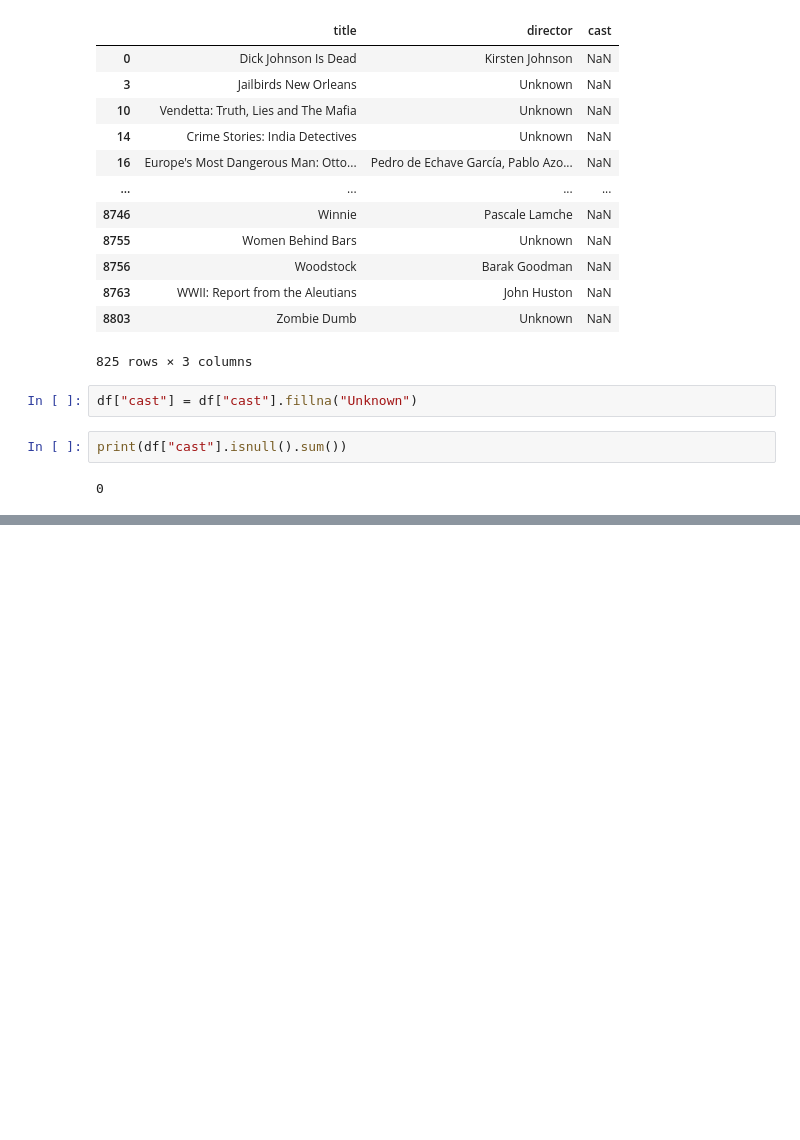
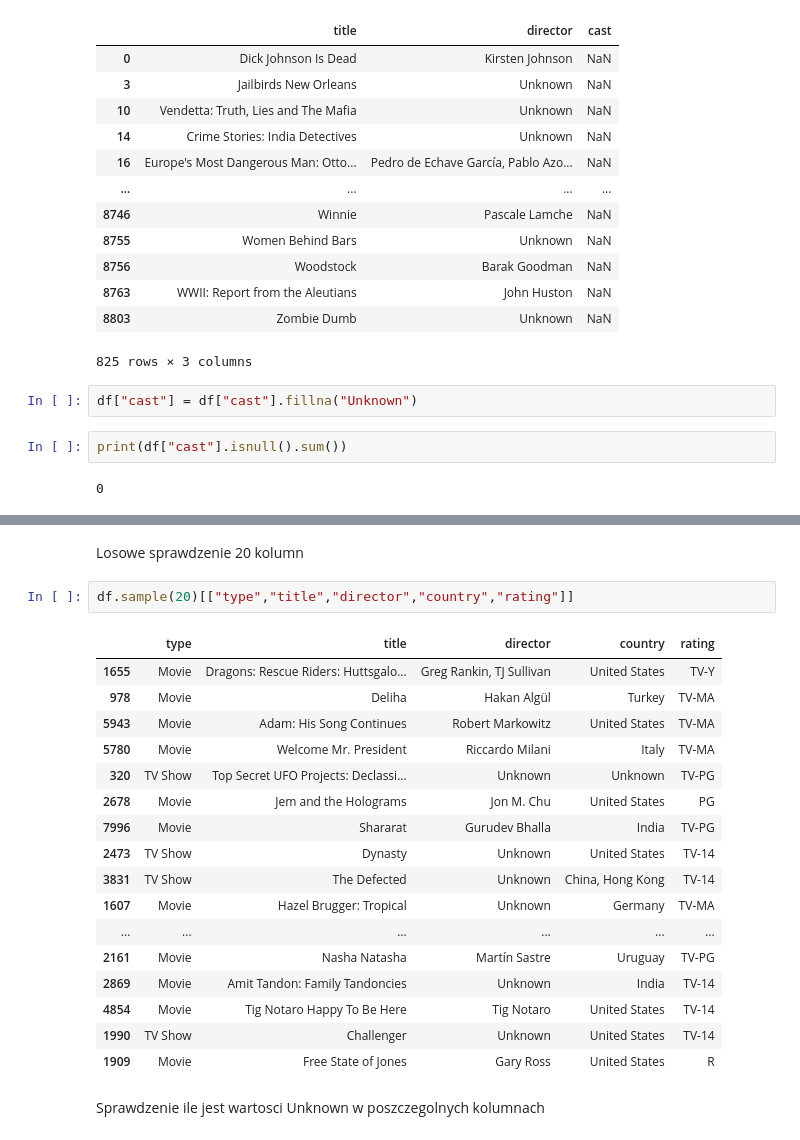
Before and after one commit to martafreund/analiza, a Jupyter notebook: netfix_cleaning.ipynb, the cells around one changed output, grey strips where cells are left out. Cells and saved outputs as stored; diff of their text form; blank space fills up the shorter version.

```diff
--- a/netfix_cleaning.ipynb
+++ b/netfix_cleaning.ipynb
@@ -175,0 +200,24 @@ print(df["cast"].isnull().sum())
+# %% [markdown]
+Losowe sprawdzenie 20 kolumn
+# %%
+df.sample(20)[["type","title","director","country","rating"]]
+# %% [output]
+|  | type | title | director | country | rating |
+| 1655 | Movie | Dragons: Rescue Riders: Huttsgalo... | Greg Rankin, TJ Sullivan | United States | TV-Y |
+| 978 | Movie | Deliha | Hakan Algül | Turkey | TV-MA |
+| 5943 | Movie | Adam: His Song Continues | Robert Markowitz | United States | TV-MA |
+| 5780 | Movie | Welcome Mr. President | Riccardo Milani | Italy | TV-MA |
+| 320 | TV Show | Top Secret UFO Projects: Declassi... | Unknown | Unknown | TV-PG |
+| 2678 | Movie | Jem and the Holograms | Jon M. Chu | United States | PG |
+| 7996 | Movie | Shararat | Gurudev Bhalla | India | TV-PG |
+| 2473 | TV Show | Dynasty | Unknown | United States | TV-14 |
+| 3831 | TV Show | The Defected | Unknown | China, Hong Kong | TV-14 |
+| 1607 | Movie | Hazel Brugger: Tropical | Unknown | Germany | TV-MA |
+| ... | ... | ... | ... | ... | ... |
+| 2161 | Movie | Nasha Natasha | Martín Sastre | Uruguay | TV-PG |
+| 2869 | Movie | Amit Tandon: Family Tandoncies | Unknown | India | TV-14 |
+| 4854 | Movie | Tig Notaro Happy To Be Here | Tig Notaro | United States | TV-14 |
+| 1990 | TV Show | Challenger | Unknown | United States | TV-14 |
+| 1909 | Movie | Free State of Jones | Gary Ross | United States | R |
+# %% [markdown]
+Sprawdzenie ile jest wartosci Unknown w poszczegolnych kolumnach
```
Also changed, not shown: parts of 5 cells of this notebook.
